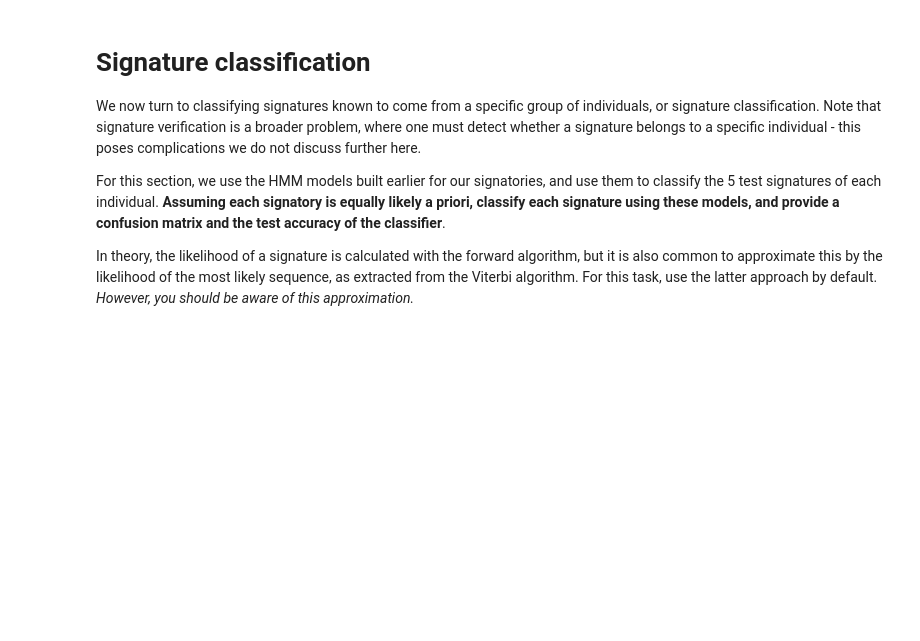
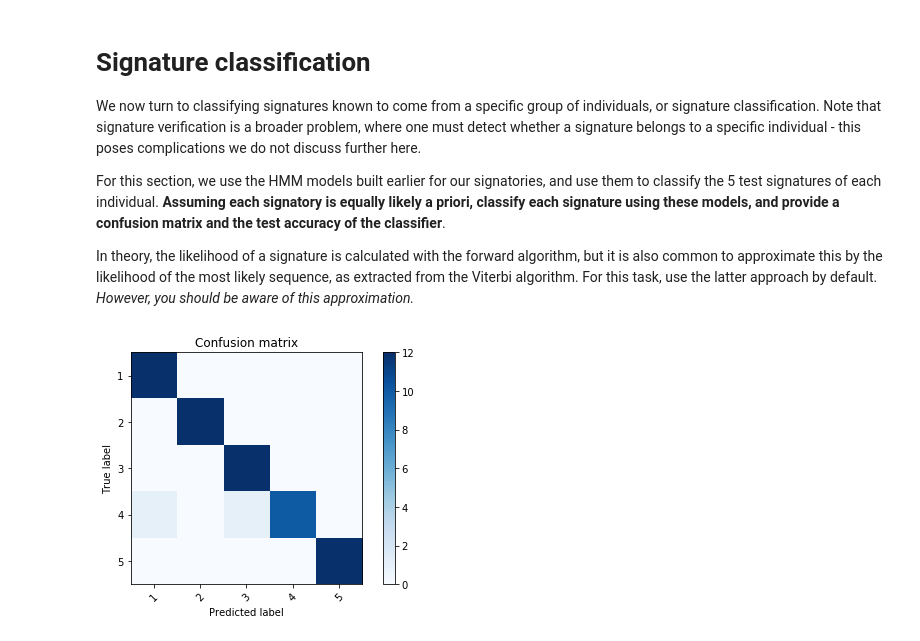
Before and after one commit to pietergoos/Stellenbosch-University, a Jupyter notebook: CS315 Machine Learn/Assignment 4/src/HMM.ipynb, the cells around one changed output. Drawn from its saved outputs; the diff is of its cells as text; code cells hidden in the pictures; blank space fills up the shorter version.

```diff
--- a/CS315 Machine Learn/Assignment 4/src/HMM.ipynb
+++ b/CS315 Machine Learn/Assignment 4/src/HMM.ipynb
@@ -334,9 +394,25 @@ for signer in range(5):
     testsigs += newSigs
 
 # TODO
+predicted_labels = []
+labels = []
+for i in np.arange(12):
+    for s in np.arange(5):
+        max_ll = -float('inf')
+        max_m = -1
+        for m in np.arange(len(sign_models)):
+            seq, ll = sign_models[m].viterbi(signs[s][i][:2, ])
+
+            if(ll > max_ll):
+                max_ll = ll
+                max_m = m
+        predicted_labels.append(max_m+1)
+        labels.append(s+1)
 # Write code here to calculate the predicted class for each signature.
 # Put the results in the variable "predict"
 # %%
 # After completing the code cell above, this should plot the confusion matrix.
-cm = confusion_matrix(groundTruth, predict)
+cm = confusion_matrix(labels, predicted_labels)
 plot_confusion_matrix(cm)
+# %% [output]
+[figure, added]
```
Also changed, not shown: parts of 9 cells of this notebook, 1 other file.
